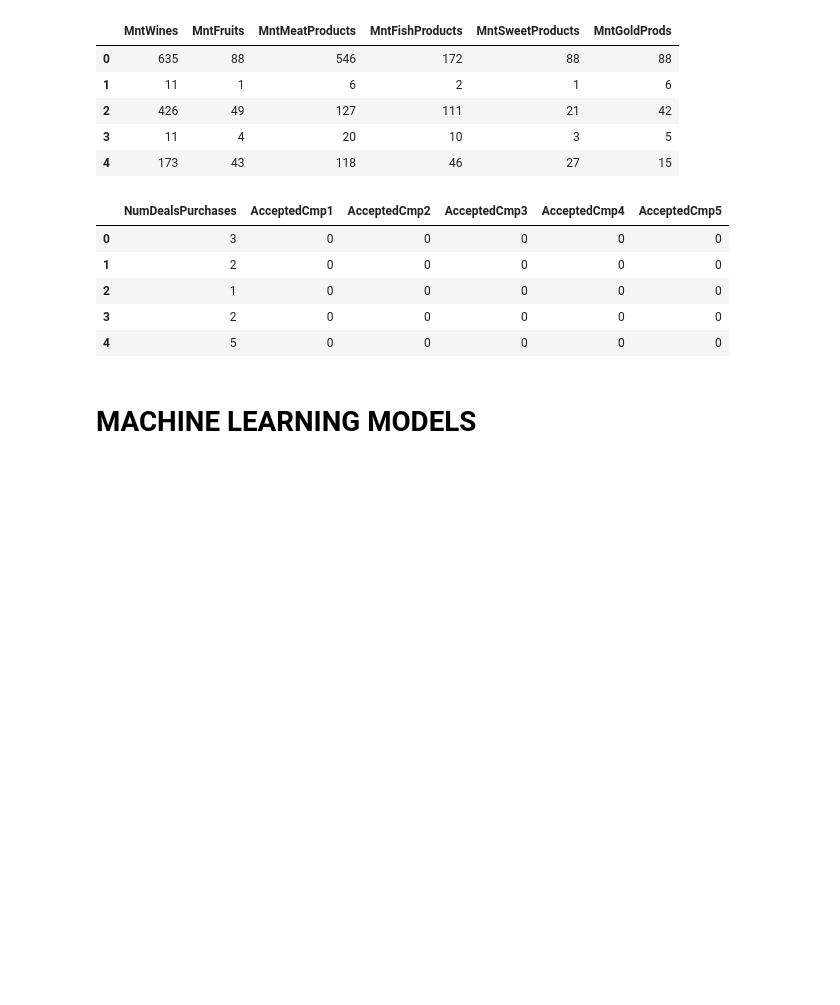
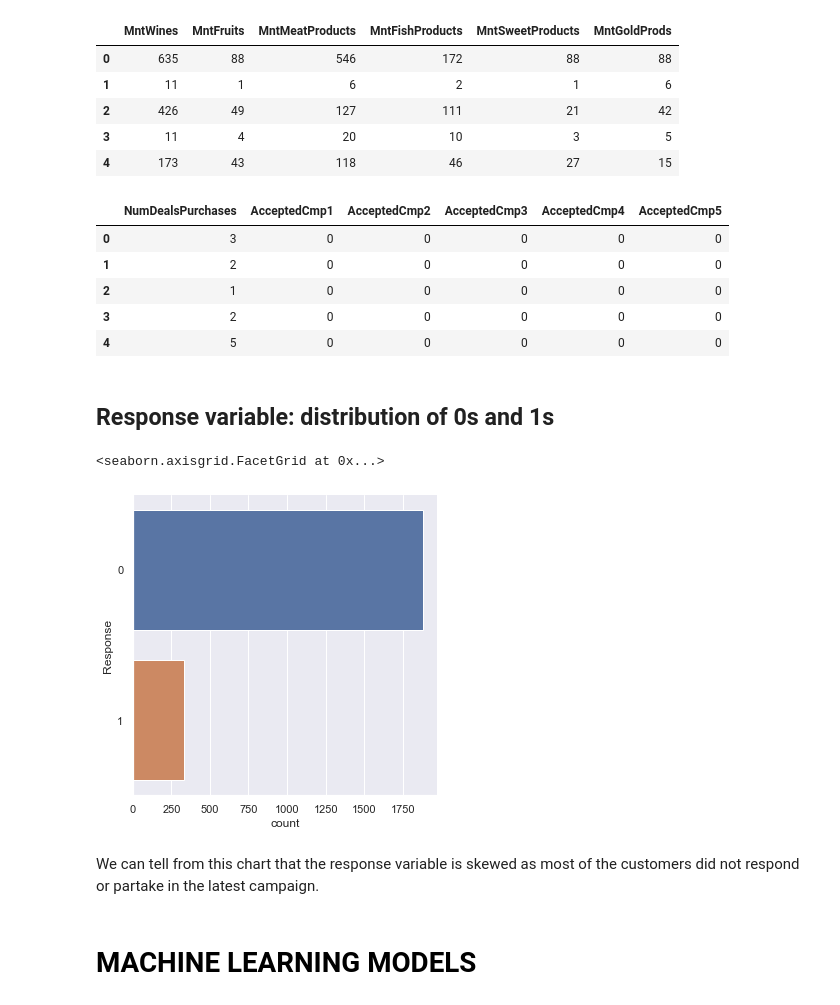
Before and after one commit to rachellimjh/SC1015-Project, a Jupyter notebook: SC1015 Mini Project.ipynb, the cells around one changed output. Drawn from its saved outputs; the diff is of its cells as text; code cells hidden in the pictures; blank space fills up the shorter version.

```diff
--- a/SC1015 Mini Project.ipynb
+++ b/SC1015 Mini Project.ipynb
@@ -618,6 +618,16 @@ Promotion.head()
 | 2 | 1 | 0 | 0 | 0 | 0 | 0 |
 | 3 | 2 | 0 | 0 | 0 | 0 | 0 |
 | 4 | 5 | 0 | 0 | 0 | 0 | 0 |
+# %% [markdown]
+## Response variable: distribution of 0s and 1s
+# %%
+# Draw the distribution of Response
+sb.catplot(y = "Response", data = CustomerData, kind = "count")
+# %% [output]
+<seaborn.axisgrid.FacetGrid at 0x...>
+[figure, added]
+# %% [markdown]
+We can tell from this chart that the response variable is skewed as most of the customers did not respond or partake in the latest campaign.
 # %% [markdown]
 # <font color=black> MACHINE LEARNING MODELS
 # %% [markdown]
```
